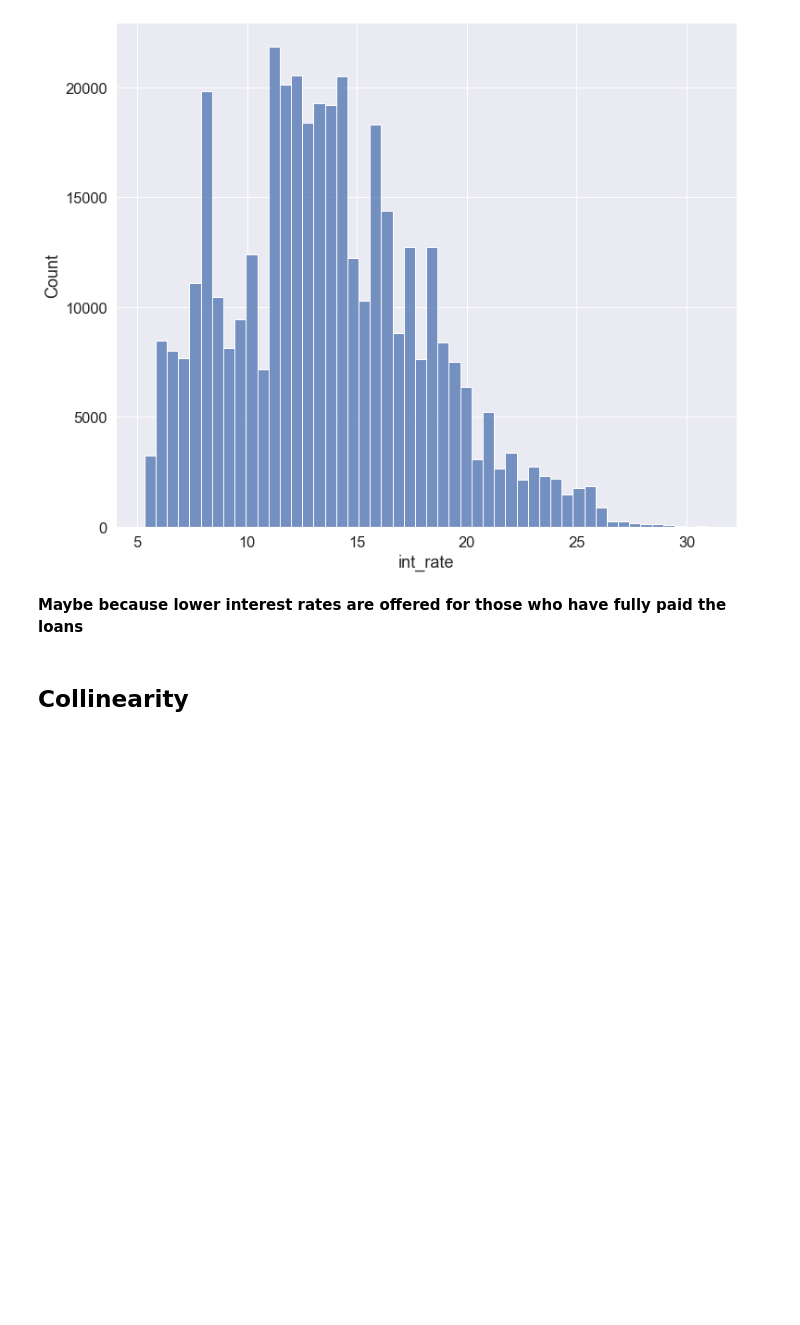
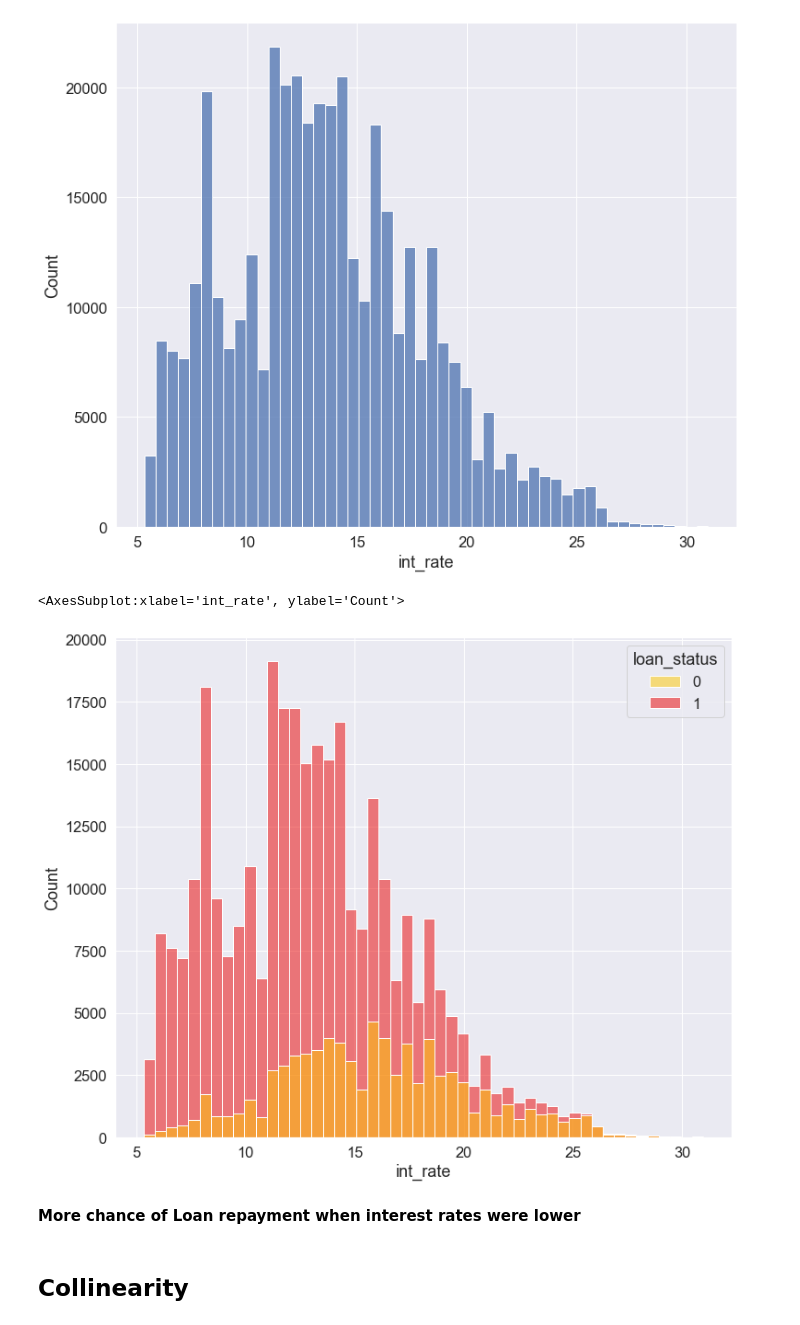
Before and after one commit to Ganesh4693/Lending-Club, a Jupyter notebook: lending.ipynb, the cells around one changed output. Cells and saved outputs as stored; diff of their text form; code cells hidden in the pictures; blank space fills up the shorter version.

```diff
--- a/lending.ipynb
+++ b/lending.ipynb
@@ -164,8 +172,14 @@ sns.histplot(data1.int_rate,bins=50)
 # %% [output]
 <AxesSubplot:xlabel='int_rate', ylabel='Count'>
 [figure]
-# %% [markdown]
-**Maybe because lower interest rates are offered for those who have fully paid the loans**
+# %%
+plt.figure(figsize=(12,10))
+sns.histplot(data=data1,x='int_rate',bins=50,hue='loan_status',palette='hot_r')
+# %% [output]
+<AxesSubplot:xlabel='int_rate', ylabel='Count'>
+[figure, added]
+# %% [markdown]
+**More chance of Loan repayment when interest rates were lower**
 # %% [markdown]
 ## Collinearity
 # %%
```
Also changed, not shown: parts of 30 cells of this notebook.
